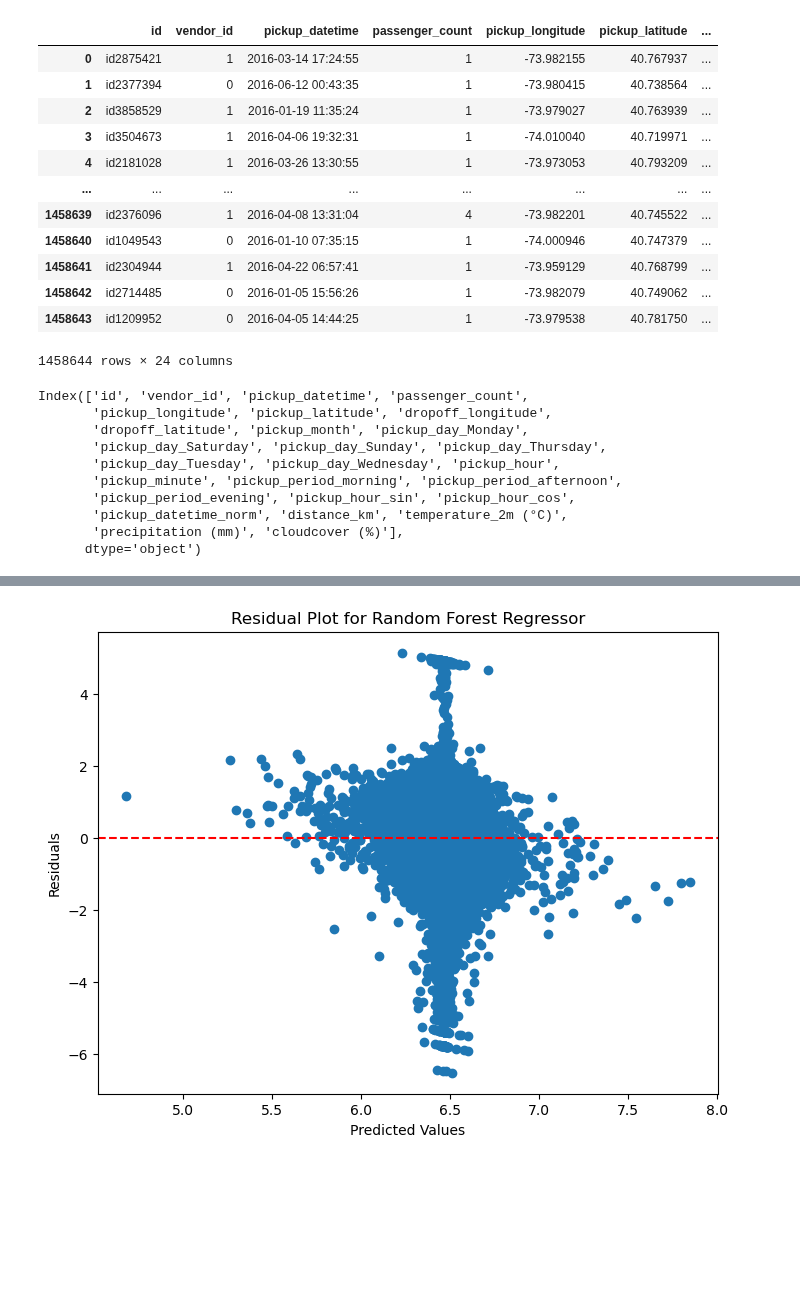
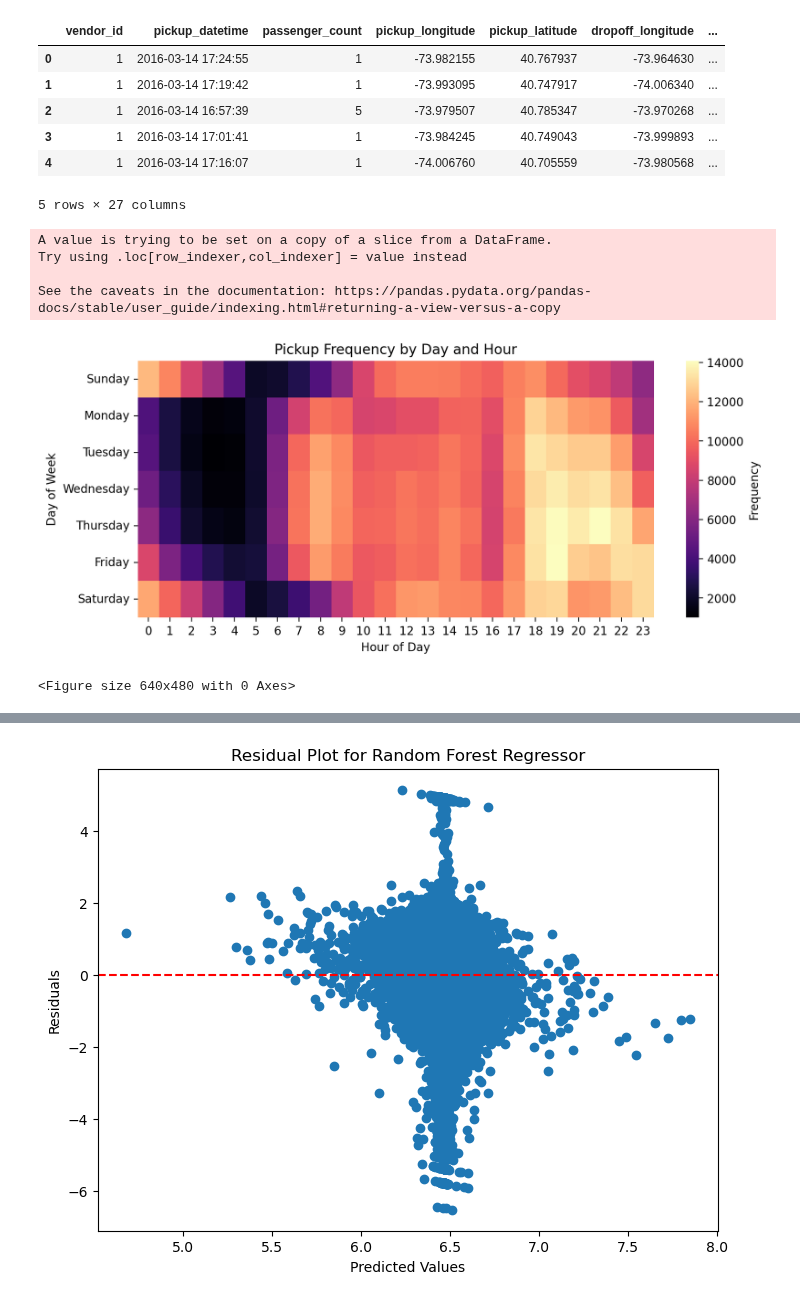
Before and after one commit to jeffxhansen/NYC_Taxi_Trip_Duration, a Jupyter notebook: dylan.ipynb, the cells around one changed output, grey strips where cells are left out. Saved outputs shown, nothing was run; the diff lists cells and outputs as text; code cells hidden in the pictures; blank space fills up the shorter version.

```diff
--- a/dylan.ipynb
+++ b/dylan.ipynb
@@ -14,6 +18,6 @@ import xgboost as xgb
 pd.options.display.float_format = '{:.6f}'.format
 # %%
-# X, y = get_X_y(force_clean=True)
-X, y = get_X_y()
-X = generate_features(X)
+X, y = get_X_y(force_clean=True)
+# X, y = get_X_y()
+X = generate_features(X, y)
 X['pickup_datetime'] = pd.to_datetime(X['pickup_datetime'])
@@ -20,30 +27,45 @@ X['pickup_datetime'] = pd.to_datetime(X['pickup_datetime'])
-# %%
-d = pd.read_csv(data_path + '/train_clean.csv')
-d
-# %% [output]
-|  | id | vendor_id | pickup_datetime | passenger_count | pickup_longitude | pickup_latitude | ... |
-| 0 | id2875421 | 1 | 2016-03-14 17:24:55 | 1 | -73.982155 | 40.767937 | ... |
-| 1 | id2377394 | 0 | 2016-06-12 00:43:35 | 1 | -73.980415 | 40.738564 | ... |
-| 2 | id3858529 | 1 | 2016-01-19 11:35:24 | 1 | -73.979027 | 40.763939 | ... |
-| 3 | id3504673 | 1 | 2016-04-06 19:32:31 | 1 | -74.010040 | 40.719971 | ... |
-| 4 | id2181028 | 1 | 2016-03-26 13:30:55 | 1 | -73.973053 | 40.793209 | ... |
-| ... | ... | ... | ... | ... | ... | ... | ... |
-| 1458639 | id2376096 | 1 | 2016-04-08 13:31:04 | 4 | -73.982201 | 40.745522 | ... |
-| 1458640 | id1049543 | 0 | 2016-01-10 07:35:15 | 1 | -74.000946 | 40.747379 | ... |
-| 1458641 | id2304944 | 1 | 2016-04-22 06:57:41 | 1 | -73.959129 | 40.768799 | ... |
-| 1458642 | id2714485 | 0 | 2016-01-05 15:56:26 | 1 | -73.982079 | 40.749062 | ... |
-| 1458643 | id1209952 | 0 | 2016-04-05 14:44:25 | 1 | -73.979538 | 40.781750 | ... |
-1458644 rows × 24 columns
 # %%
-X.columns
+X.head()
 # %% [output]
+|  | vendor_id | pickup_datetime | passenger_count | pickup_longitude | pickup_latitude | dropoff_longitude | ... |
+| 0 | 1 | 2016-03-14 17:24:55 | 1 | -73.982155 | 40.767937 | -73.964630 | ... |
+| 1 | 1 | 2016-03-14 17:19:42 | 1 | -73.993095 | 40.747917 | -74.006340 | ... |
+| 2 | 1 | 2016-03-14 16:57:39 | 5 | -73.979507 | 40.785347 | -73.970268 | ... |
+| 3 | 1 | 2016-03-14 17:01:41 | 1 | -73.984245 | 40.749043 | -73.999893 | ... |
+| 4 | 1 | 2016-03-14 17:16:07 | 1 | -74.006760 | 40.705559 | -73.980568 | ... |
-Index(['id', 'vendor_id', 'pickup_datetime', 'passenger_count',
-       'pickup_longitude', 'pickup_latitude', 'dropoff_longitude',
-       'dropoff_latitude', 'pickup_month', 'pickup_day_Monday',
-       'pickup_day_Saturday', 'pickup_day_Sunday', 'pickup_day_Thursday',
-       'pickup_day_Tuesday', 'pickup_day_Wednesday', 'pickup_hour',
-       'pickup_minute', 'pickup_period_morning', 'pickup_period_afternoon',
-       'pickup_period_evening', 'pickup_hour_sin', 'pickup_hour_cos',
-       'pickup_datetime_norm', 'distance_km', 'temperature_2m (°C)',
-       'precipitation (mm)', 'cloudcover (%)'],
-      dtype='object')
+5 rows × 27 columns
+# %%
+# Create heatmap for frequency between days and hours.
+# Get data
+day_hour = X[['pickup_datetime', 'pickup_hour']]
+
+# Create new column for day of the week
+day_hour['day_of_week'] = day_hour['pickup_datetime'].dt.day_name()
+
+# Define the order of days
+day_order = ['Sunday', 'Monday', 'Tuesday', 'Wednesday', 'Thursday', 'Friday', 'Saturday']
+
+pivot_table = day_hour.pivot_table(index='day_of_week', columns='pickup_hour', aggfunc='size', fill_value=0)
+pivot_table.sort_index(ascending=False, inplace=True)
+pivot_table = pivot_table.reindex(day_order)
+pivot_table
+
+# Create the heatmap using seaborn
+plt.figure(figsize=(10, 4), dpi=200)
+sns.heatmap(pivot_table, cmap='magma', fmt='d', cbar_kws={'label': 'Frequency'})
+plt.title('Pickup Frequency by Day and Hour')
+plt.xlabel('Hour of Day')
+plt.ylabel('Day of Week')
+plt.savefig('images/day_hour.png')
+plt.show()
+
+plt.savefig('images/day_hour.png')
+
+# day_hour.head()
+# %% [output]
+A value is trying to be set on a copy of a slice from a DataFrame.
+Try using .loc[row_indexer,col_indexer] = value instead
+
+See the caveats in the documentation: https://pandas.pydata.org/pandas-docs/stable/user_guide/indexing.html#returning-a-view-versus-a-copy
+[figure, added]
+<Figure size 640x480 with 0 Axes>
```
Also changed, not shown: parts of 17 cells of this notebook, 28 other files.
